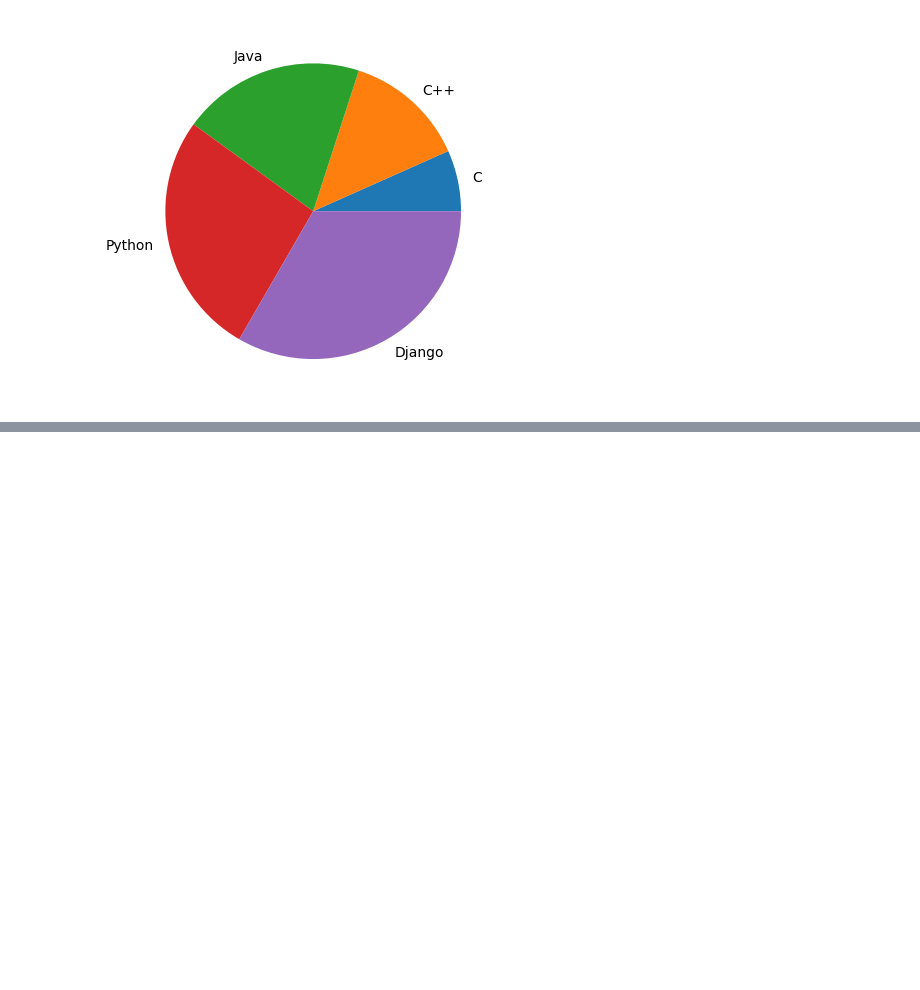
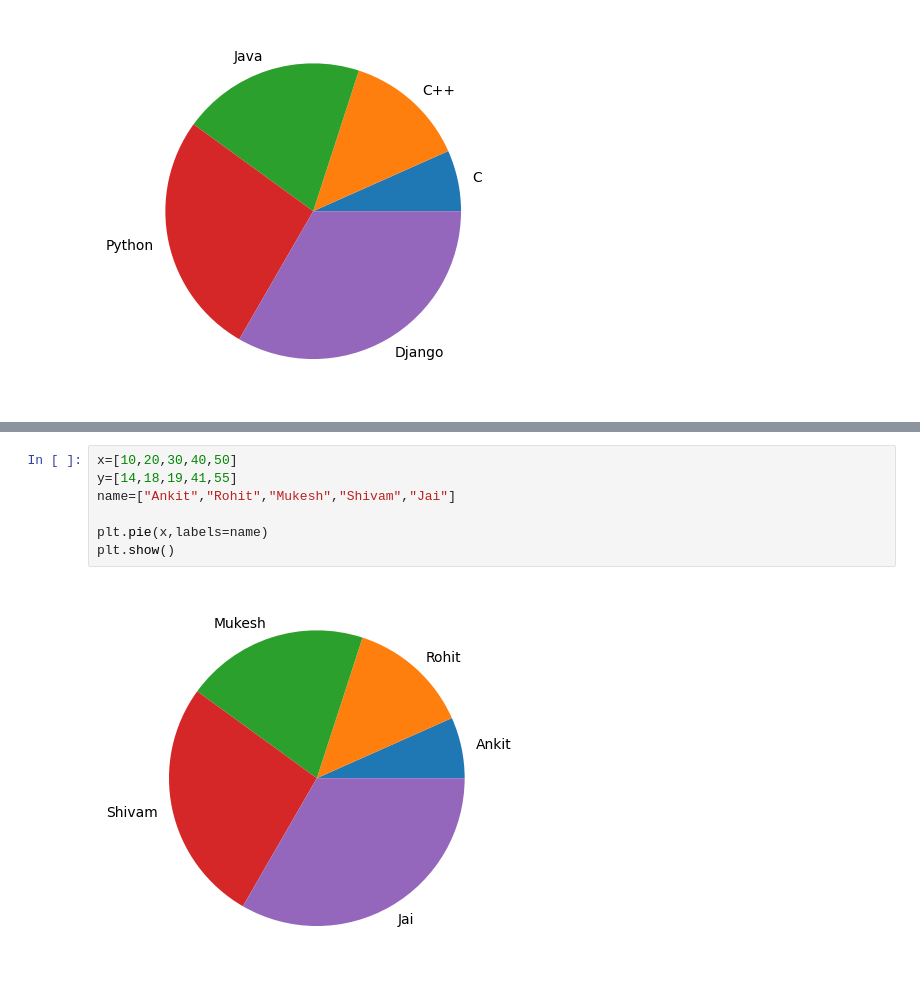
Before and after one commit to 63Ankit/Extra_Activity, a Jupyter notebook: matplotlib.ipynb, the cells around one changed output, grey strips where cells are left out. Saved outputs shown, nothing was run; the diff lists cells and outputs as text; blank space fills up the shorter version.

```diff
--- a/matplotlib.ipynb
+++ b/matplotlib.ipynb
@@ -267,0 +281,9 @@ plt.show()
+# %%
+x=[10,20,30,40,50]
+y=[14,18,19,41,55]
+name=["Ankit","Rohit","Mukesh","Shivam","Jai"]
+
+plt.pie(x,labels=name)
+plt.show()
+# %% [output]
+[figure, added]
```
Also changed, not shown: parts of 3 cells of this notebook.
